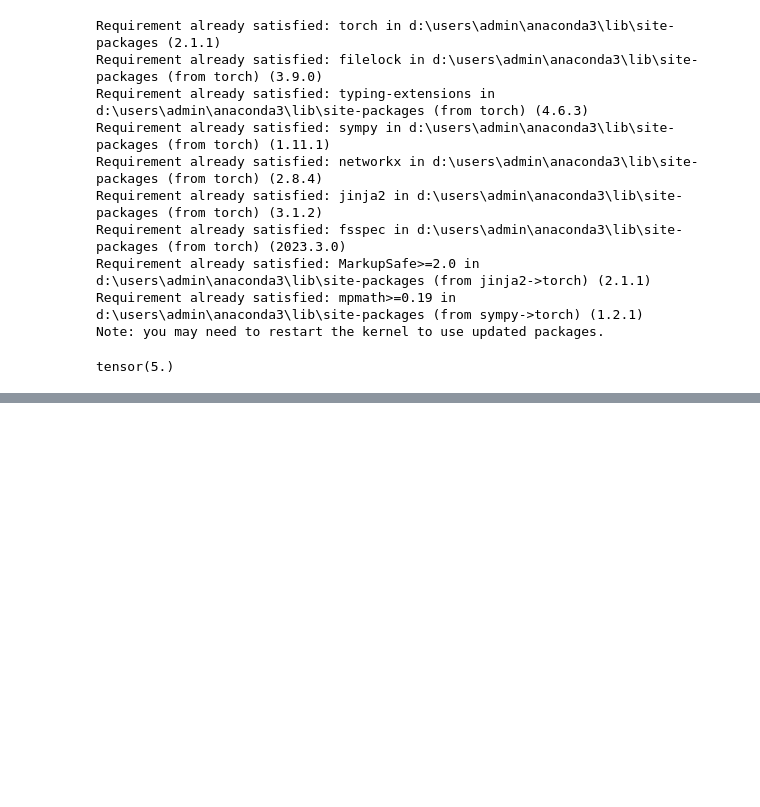
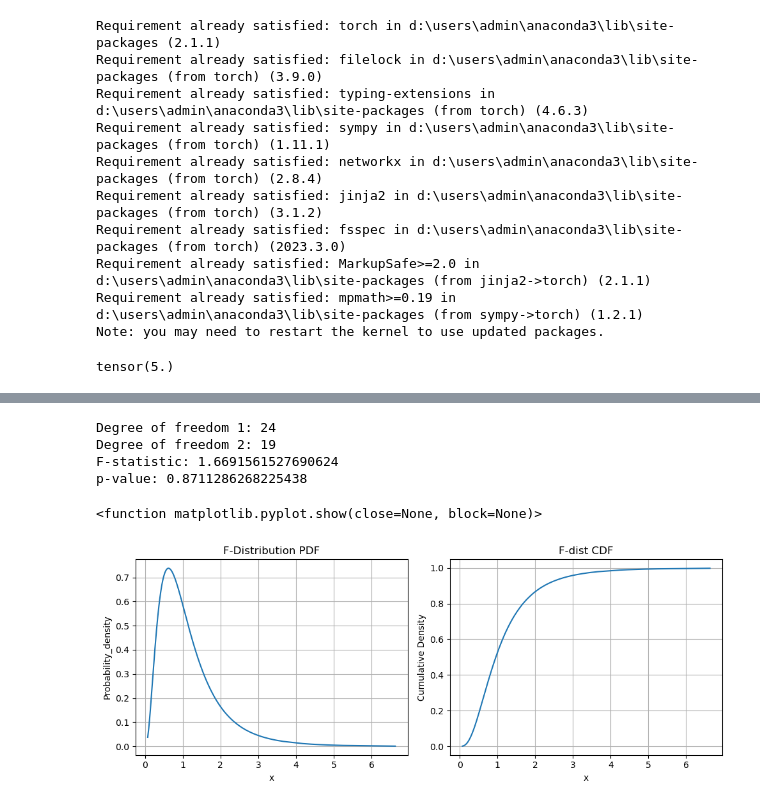
Before and after one commit to rohithmr12/CSM, a Jupyter notebook: lab 1.ipynb, the cells around one changed output, grey strips where cells are left out. Saved outputs shown, nothing was run; the diff lists cells and outputs as text; code cells hidden in the pictures; blank space fills up the shorter version.

```diff
--- a/lab 1.ipynb
+++ b/lab 1.ipynb
@@ -79,0 +85,61 @@ y=x**
+# %%
+import numpy as np
+import scipy.stats as stats
+import matplotlib.pyplot as plt
+
+group1 = np.random.rand(25)
+group2 = np.random.rand(20)
+
+variance1 = np.var(group1)
+variance2 = np.var(group2)
+
+f_value = variance1 / variance2
+
+df1 = len(group1) - 1
+df2 = len(group2) - 1
+
+p_value = stats.f.cdf(f_value, df1, df2)
+
+print('Degree of freedom 1:',df1)
+print('Degree of freedom 2:',df2)
+print("F-statistic:", f_value)
+print("p-value:", p_value)
+# %% [output]
+Degree of freedom 1: 24
+Degree of freedom 2: 19
+F-statistic: 1.6691561527690624
+p-value: 0.8711286268225438
+# %%
+df1 = 7
+df2 = 13
+
+
+sample1 = np.random.chisquare(df1,size=1000)
+sample2 = np.random.chisquare(df2,size=1000)
+
+f_value = (sample1/df1)/(sample2/df2)
+
+f_value = np.sort(f_value)
+pdf = stats.f.pdf(f_value,df1,df2)
+cdf = stats.f.cdf(f_value,df1,df2)
+
+p_value = 1 - cdf
+
+plt.figure(figsize=(10,4))
+plt.subplot(1,2,1)
+plt.plot(f_value,pdf)
+plt.title("F-Distribution PDF")
+plt.xlabel('x')
+plt.grid(True)
+plt.ylabel("Probability_density")
+plt.subplot(1,2,2)
+plt.plot(f_value,cdf)
+plt.title("F-dist CDF")
+plt.xlabel('x')
+plt.ylabel("Cumulative Density")
+plt.grid(True)
+plt.tight_layout()
+plt.show
+# %% [output]
+<function matplotlib.pyplot.show(close=None, block=None)>
+[figure, added]
```
Also changed, not shown: parts of 2 cells of this notebook.
